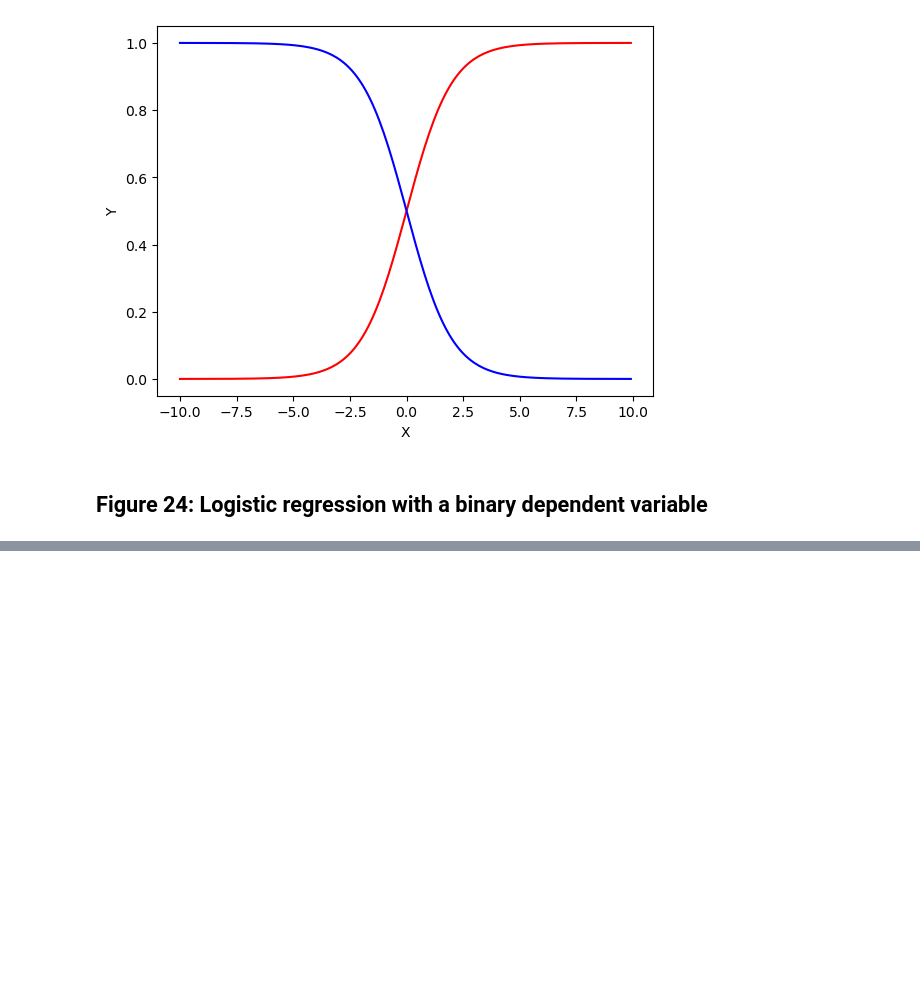
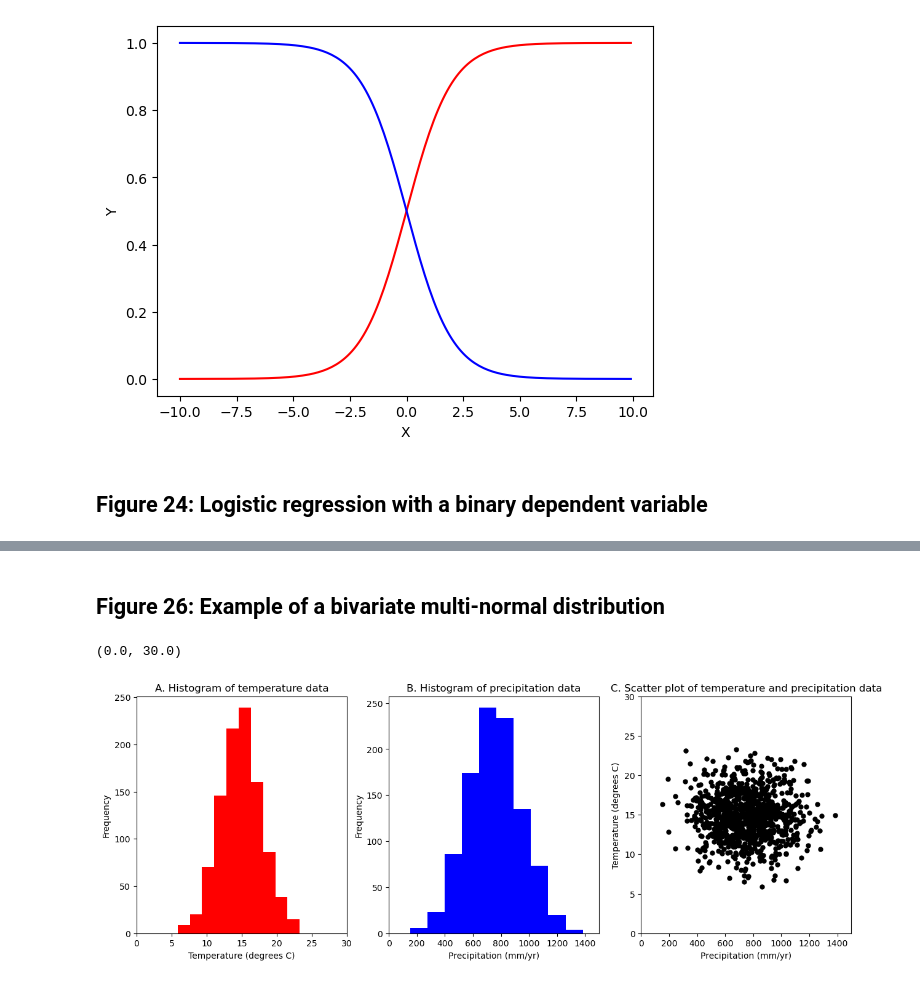
Before and after one commit to nielsjdewinter/VU_Data_analysis_Jupyter_labs, a Jupyter notebook: Syllabus_functions.ipynb, the cells around one changed output, grey strips where cells are left out. Cells and saved outputs as stored; diff of their text form; code cells hidden in the pictures; blank space fills up the shorter version.

```diff
--- a/Syllabus_functions.ipynb
+++ b/Syllabus_functions.ipynb
@@ -716,0 +788,39 @@ TypeError: '>=' not supported between instances of 'numpy.ndarray' and 'int'
+# %% [markdown]
+## Figure 26: Example of a bivariate multi-normal distribution
+# %%
+# Generate dataset
+np.random.seed(0) # Set seed
+df = pd.DataFrame({'Temperature' : np.random.normal(15, 3, 1000),
+                  'Precipitation' : np.random.normal(750, 200, 1000)}
+)
+
+# Plot histograms and scatterplot
+
+# Create subplots
+fig, axs = plt.subplots(1, 3, figsize = (15, 5))
+axs = axs.ravel()
+
+# Plot A: histogram of temperature
+axs[0].hist(df.Temperature, color = "red") # Plot histogram
+axs[0].set_title('A. Histogram of temperature data')
+axs[0].set_xlabel('Temperature (degrees C)')
+axs[0].set_ylabel('Frequency')
+axs[0].set_xlim(0, 30)
+
+# Plot B
+axs[1].hist(df.Precipitation, color = "blue") # Plot histogram
+axs[1].set_title('B. Histogram of precipitation data')
+axs[1].set_xlabel('Precipitation (mm/yr)')
+axs[1].set_ylabel('Frequency')
+axs[1].set_xlim(0, 1500)
+
+# Plot C
+axs[2].scatter(df.Precipitation, df.Temperature, marker = '.', s = 100, color = "black") # Plot histogram
+axs[2].set_title('C. Scatter plot of temperature and precipitation data')
+axs[2].set_xlabel('Precipitation (mm/yr)')
+axs[2].set_ylabel('Temperature (degrees C)')
+axs[2].set_xlim(0, 1500)
+axs[2].set_ylim(0, 30)
+# %% [output]
+(0.0, 30.0)
+[figure, added]
```
Also changed, not shown: parts of 17 cells of this notebook, 1 other file.
